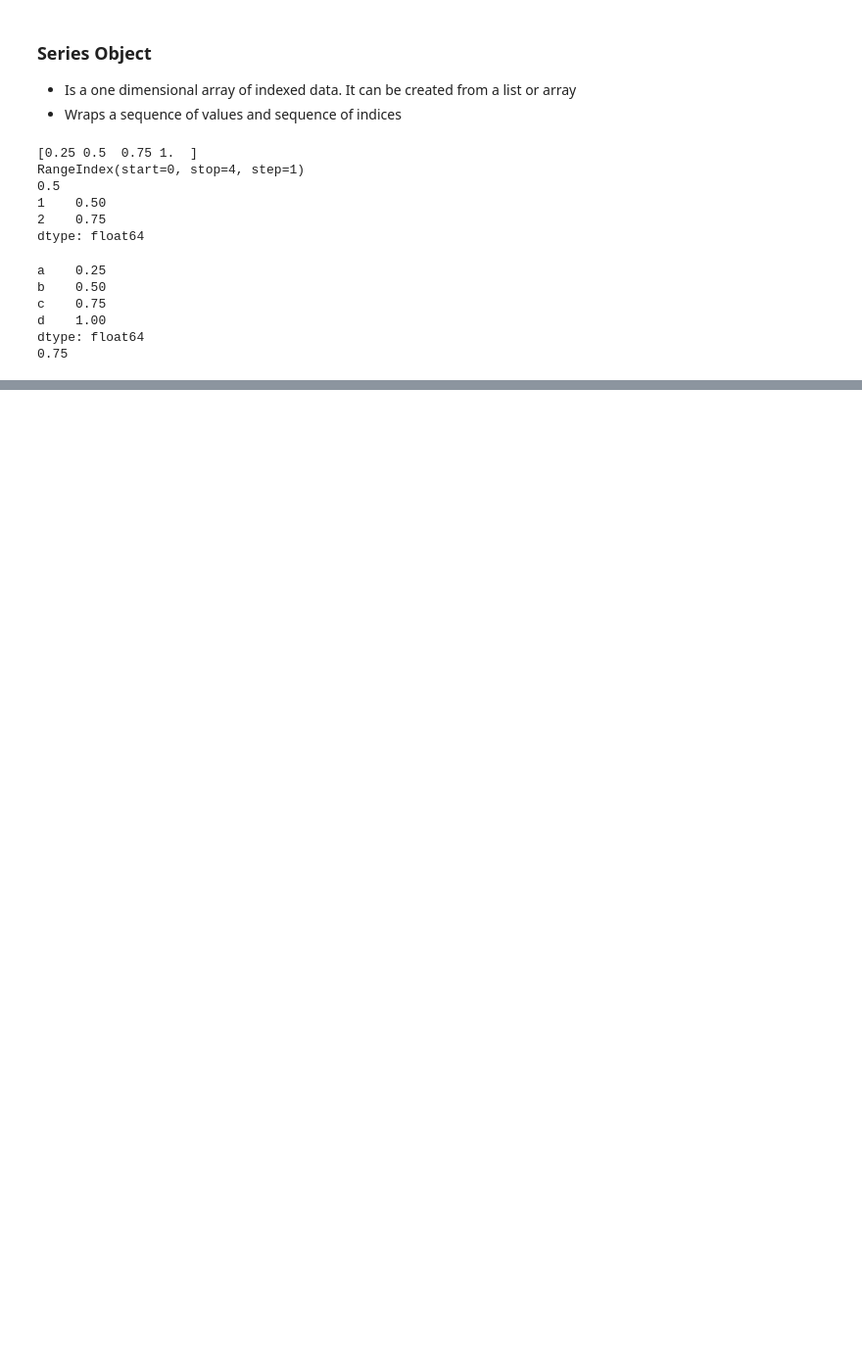
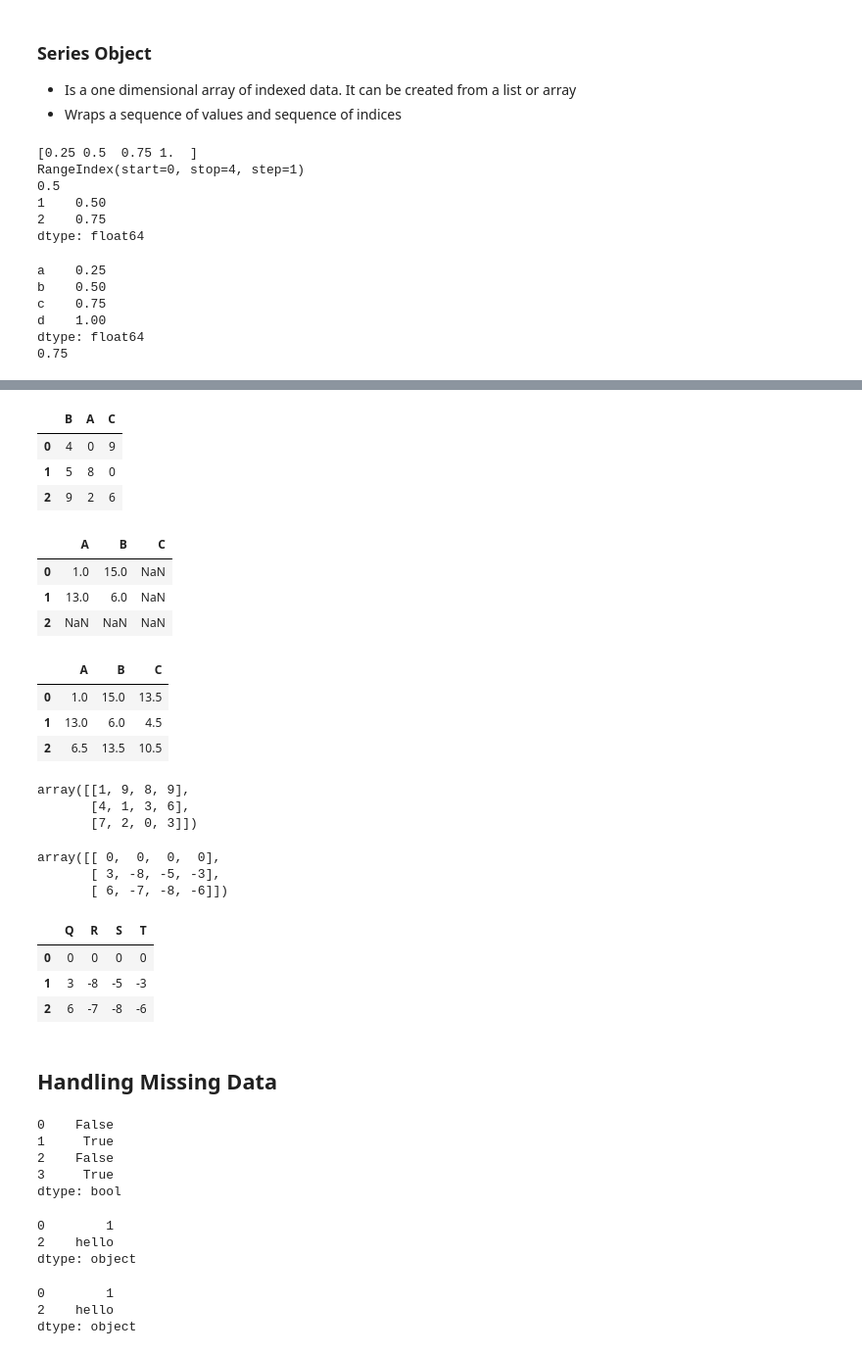
Before and after one commit to jwmathis/SSE591_Project3, a Jupyter notebook: Pandas_Notes.ipynb, the cells around one changed output, grey strips where cells are left out. Shown at 98% size. Saved outputs shown, nothing was run; the diff lists cells and outputs as text; code cells hidden in the pictures; blank space fills up the shorter version.

```diff
--- a/Pandas_Notes.ipynb
+++ b/Pandas_Notes.ipynb
@@ -61,0 +263,68 @@ dtype: int64
+# %%
+B = pd.DataFrame(rng.randint(0, 10, (3, 3)),
+                 columns=list('BAC'))
+B
+# %% [output]
+|  | B | A | C |
+| 0 | 4 | 0 | 9 |
+| 1 | 5 | 8 | 0 |
+| 2 | 9 | 2 | 6 |
+# %%
+A + B
+# %% [output]
+|  | A | B | C |
+| 0 | 1.0 | 15.0 | NaN |
+| 1 | 13.0 | 6.0 | NaN |
+| 2 | NaN | NaN | NaN |
+# %%
+fill = A.stack().mean()
+A.add(B, fill_value=fill)
+# %% [output]
+|  | A | B | C |
+| 0 | 1.0 | 15.0 | 13.5 |
+| 1 | 13.0 | 6.0 | 4.5 |
+| 2 | 6.5 | 13.5 | 10.5 |
+# %%
+A = rng.randint(10, size=(3, 4))
+A
+# %% [output]
+array([[1, 9, 8, 9],
+       [4, 1, 3, 6],
+       [7, 2, 0, 3]])
+# %%
+A - A[0]
+# %% [output]
+array([[ 0,  0,  0,  0],
+       [ 3, -8, -5, -3],
+       [ 6, -7, -8, -6]])
+# %%
+df = pd.DataFrame(A, columns=list('QRST'))
+df - df.iloc[0]
+# %% [output]
+|  | Q | R | S | T |
+| 0 | 0 | 0 | 0 | 0 |
+| 1 | 3 | -8 | -5 | -3 |
+| 2 | 6 | -7 | -8 | -6 |
+# %% [markdown]
+## Handling Missing Data
+# %%
+data = pd.Series([1, np.nan, 'hello', None])
+data.isnull()
+# %% [output]
+0    False
+1     True
+2    False
+3     True
+dtype: bool
+# %%
+data[data.notnull()]
+# %% [output]
+0        1
+2    hello
+dtype: object
+# %%
+data.dropna()
+# %% [output]
+0        1
+2    hello
+dtype: object
```
Also changed, not shown: parts of 43 cells of this notebook.
